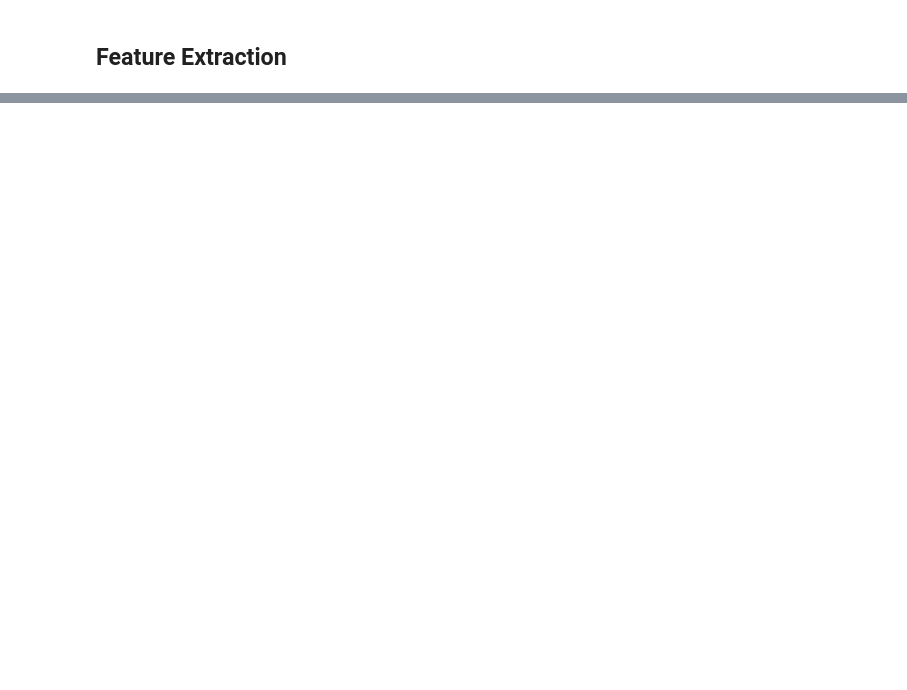
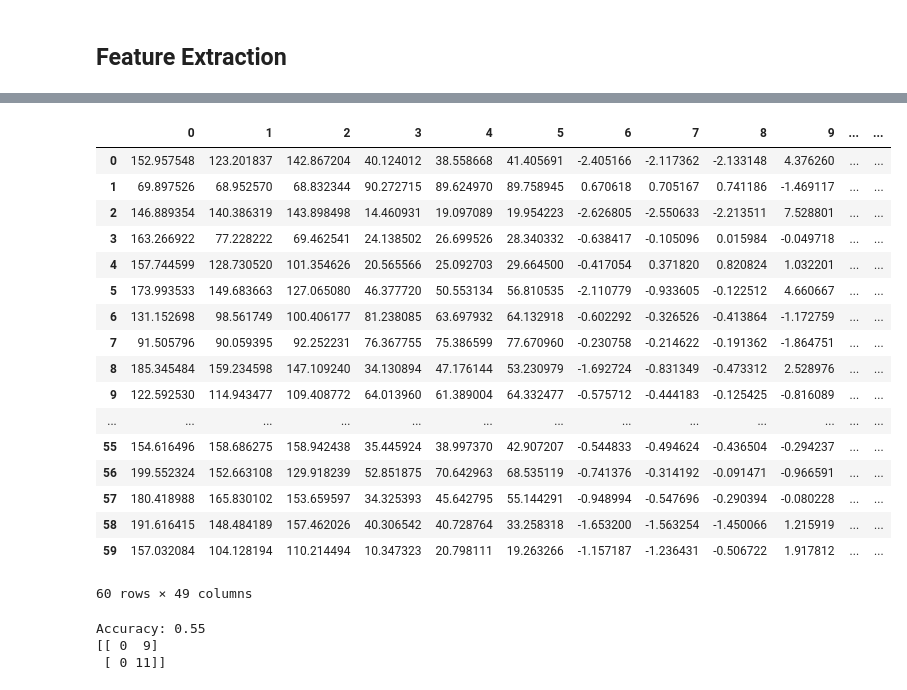
Before and after one commit to cansuyalcinn/skin-lesion-segmentation, a Jupyter notebook: notebooks/feature_extraction.ipynb, the cells around one changed output, grey strips where cells are left out. Saved outputs shown, nothing was run; the diff lists cells and outputs as text; code cells hidden in the pictures; blank space fills up the shorter version.

```diff
--- a/notebooks/feature_extraction.ipynb
+++ b/notebooks/feature_extraction.ipynb
@@ -173,28 +55,3 @@ KeyboardInterrupt:
-# %%
-# Base k meeans code
-paths = "../data/"+data.seg_examples_df.path
-count = 0
-for i in paths:
-    type = data[count]['type']
-    img = cv2.imread(i)
-    image = cv2.cvtColor(img, cv2.COLOR_BGR2RGB)
-    pixel_values = image.reshape(-1,3)
-    pixel_values = np.float32(pixel_values)
-    criteria = (cv2.TERM_CRITERIA_EPS + cv2.TERM_CRITERIA_MAX_ITER, 100, 0.2)
-    k = 2
-    _, labels, (centers) = cv2.kmeans(pixel_values, k, None, criteria, 10, cv2.KMEANS_RANDOM_CENTERS)
-    centers = np.uint8(centers)
-    labels = labels.flatten()
-    segmented_image = centers[labels.flatten()]
-    # reshape back to the original image dimension
-    segmented_image = segmented_image.reshape(image.shape)
-    # Save the image
-    count=count+1
-    cv2.imwrite(f'../examples/kmeans/{type}_{count}.png', segmented_image)
-
-    # show the image
-    plt.imshow(segmented_image, cmap="gray")
-    plt.show()
 # %% [markdown]
 ## Feature Extraction
 # %%
@@ -230,0 +127,42 @@ array([[[0, 0, 0],
+# %%
+# Create labels for binary sample test dataset
+binary_labels = []
+for p in binary_data.path:
+     binary_labels.append(p.split('/')[2])
+binary_labels = pd.DataFrame(binary_labels)
+label_encoder = preprocessing.LabelEncoder()
+df['label'] = label_encoder.fit_transform(binary_labels[0])
+df
+# %% [output]
+|  | 0 | 1 | 2 | 3 | 4 | 5 | 6 | 7 | 8 | 9 | ... | ... |
+| 0 | 152.957548 | 123.201837 | 142.867204 | 40.124012 | 38.558668 | 41.405691 | -2.405166 | -2.117362 | -2.133148 | 4.376260 | ... | ... |
+| 1 | 69.897526 | 68.952570 | 68.832344 | 90.272715 | 89.624970 | 89.758945 | 0.670618 | 0.705167 | 0.741186 | -1.469117 | ... | ... |
+| 2 | 146.889354 | 140.386319 | 143.898498 | 14.460931 | 19.097089 | 19.954223 | -2.626805 | -2.550633 | -2.213511 | 7.528801 | ... | ... |
+| 3 | 163.266922 | 77.228222 | 69.462541 | 24.138502 | 26.699526 | 28.340332 | -0.638417 | -0.105096 | 0.015984 | -0.049718 | ... | ... |
+| 4 | 157.744599 | 128.730520 | 101.354626 | 20.565566 | 25.092703 | 29.664500 | -0.417054 | 0.371820 | 0.820824 | 1.032201 | ... | ... |
+| 5 | 173.993533 | 149.683663 | 127.065080 | 46.377720 | 50.553134 | 56.810535 | -2.110779 | -0.933605 | -0.122512 | 4.660667 | ... | ... |
+| 6 | 131.152698 | 98.561749 | 100.406177 | 81.238085 | 63.697932 | 64.132918 | -0.602292 | -0.326526 | -0.413864 | -1.172759 | ... | ... |
+| 7 | 91.505796 | 90.059395 | 92.252231 | 76.367755 | 75.386599 | 77.670960 | -0.230758 | -0.214622 | -0.191362 | -1.864751 | ... | ... |
+| 8 | 185.345484 | 159.234598 | 147.109240 | 34.130894 | 47.176144 | 53.230979 | -1.692724 | -0.831349 | -0.473312 | 2.528976 | ... | ... |
+| 9 | 122.592530 | 114.943477 | 109.408772 | 64.013960 | 61.389004 | 64.332477 | -0.575712 | -0.444183 | -0.125425 | -0.816089 | ... | ... |
+| ... | ... | ... | ... | ... | ... | ... | ... | ... | ... | ... | ... | ... |
+| 55 | 154.616496 | 158.686275 | 158.942438 | 35.445924 | 38.997370 | 42.907207 | -0.544833 | -0.494624 | -0.436504 | -0.294237 | ... | ... |
+| 56 | 199.552324 | 152.663108 | 129.918239 | 52.851875 | 70.642963 | 68.535119 | -0.741376 | -0.314192 | -0.091471 | -0.966591 | ... | ... |
+| 57 | 180.418988 | 165.830102 | 153.659597 | 34.325393 | 45.642795 | 55.144291 | -0.948994 | -0.547696 | -0.290394 | -0.080228 | ... | ... |
+| 58 | 191.616415 | 148.484189 | 157.462026 | 40.306542 | 40.728764 | 33.258318 | -1.653200 | -1.563254 | -1.450066 | 1.215919 | ... | ... |
+| 59 | 157.032084 | 104.128194 | 110.214494 | 10.347323 | 20.798111 | 19.263266 | -1.157187 | -1.236431 | -0.506722 | 1.917812 | ... | ... |
+60 rows × 49 columns
+# %%
+X = df.loc[:, df.columns != 'label']
+y = df['label']
+X_train, X_test, y_train, y_test = train_test_split( X, y, test_size=0.33, random_state=42)
+clf = svm.SVC()
+clf.fit(X_train, y_train)
+y_pred = clf.predict(X_test)
+cf = confusion_matrix(y_test, y_pred)
+print("Accuracy:",metrics.accuracy_score(y_test, y_pred))
+print(cf)
+# %% [output]
+Accuracy: 0.55
+[[ 0  9]
+ [ 0 11]]
```
Also changed, not shown: parts of 10 cells of this notebook, 3 other files.
